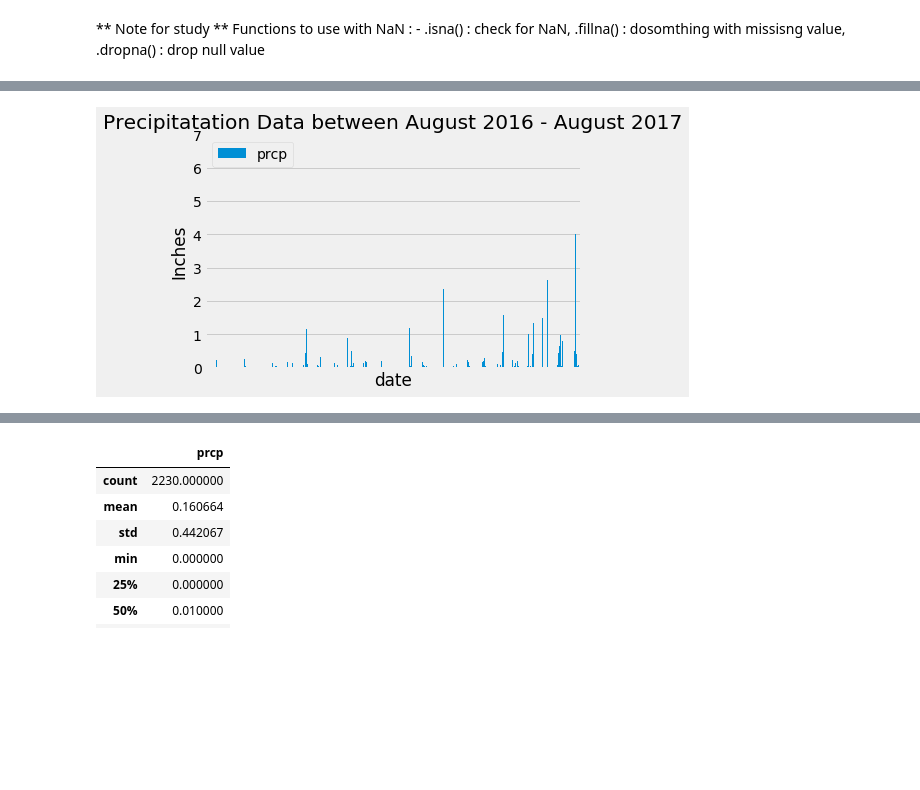
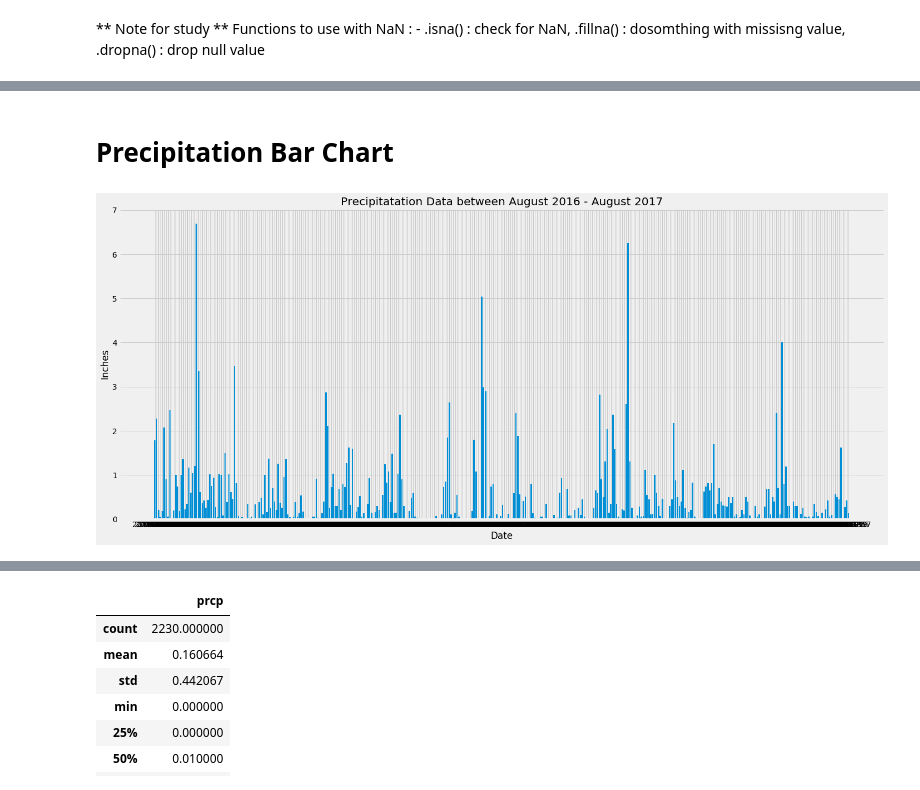
Before and after one commit to PanaratDuke/sqlalchemy-challenge, a Jupyter notebook: climate_starter.ipynb, the cells around one changed output, grey strips where cells are left out. Cells and saved outputs as stored; diff of their text form; code cells hidden in the pictures; blank space fills up the shorter version.

```diff
--- a/climate_starter.ipynb
+++ b/climate_starter.ipynb
@@ -149,12 +149,14 @@ clean_prcp
+# %% [markdown]
+# Precipitation Bar Chart
 # %%
-clean_prcp.plot(kind = 'bar')
-
-plt.ylim(0, 7)
-
-plt.xticks([])
+fig = plt.figure(figsize = (20,9))
+prcp_date = clean_prcp['date']
+prcp_data = clean_prcp['prcp']
+plt.bar(prcp_date,prcp_data)
+plt.xlabel('Date')
 plt.ylabel('Inches')
 plt.title('Precipitatation Data between August 2016 - August 2017')
-
+plt.tight_layout()
 plt.show()
 # %% [output]
-[figure, old version]
+[figure, new version]
```
Also changed, not shown: parts of 23 cells of this notebook.
